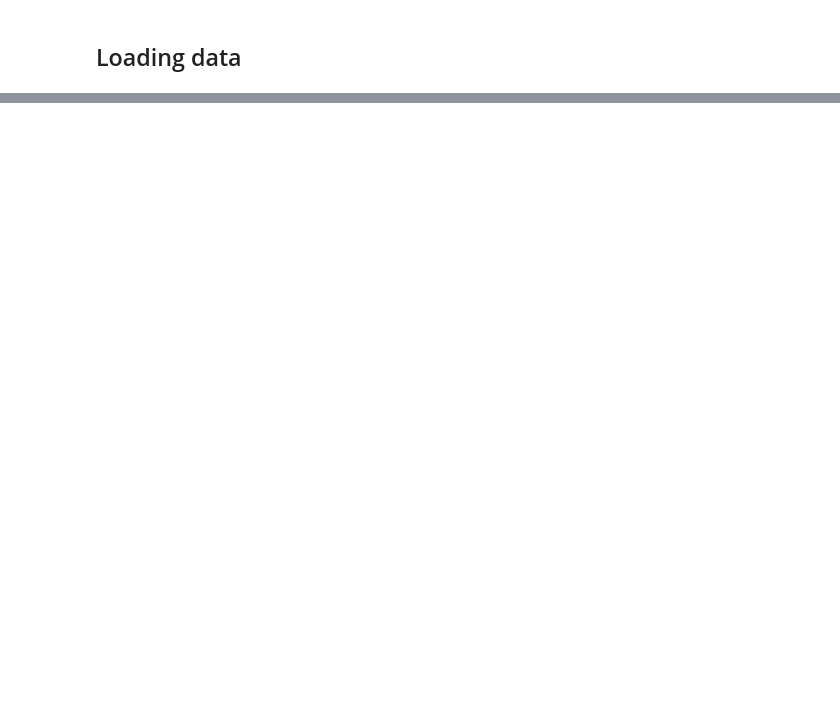
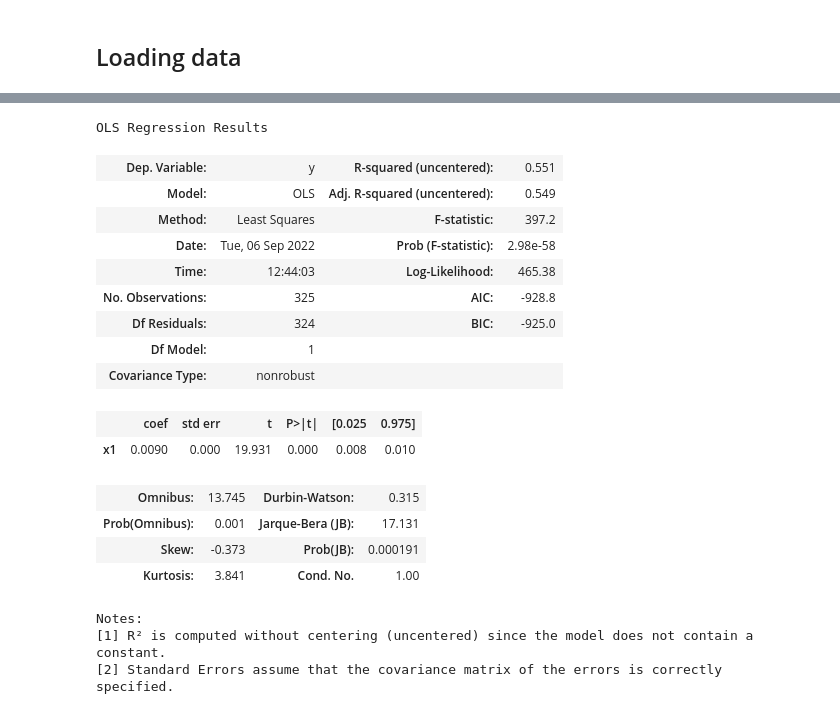
Before and after one commit to dafne-imaging/dafne-evaluation, a Jupyter notebook: dafne_figures.ipynb, the cells around one changed output, grey strips where cells are left out. Drawn from its saved outputs; the diff is of its cells as text; code cells hidden in the pictures; blank space fills up the shorter version.

```diff
--- a/dafne_figures.ipynb
+++ b/dafne_figures.ipynb
@@ -178,0 +206,5 @@ Name: dice, dtype: object
+# %%
+data_frame = dice_scores_training
+relative_dice_data = groupby_to_numpy(data_frame.groupby('name')['relative_dice'])
+obs = relative_dice_data.T.ravel()
+x = np.tile(np.arange(relative_dice_data.shape[0]),relative_dice_data.shape[1])
@@ -178,0 +232,32 @@ Name: dice, dtype: object
+# %%
+import statsmodels.api as sm
+
+def fit_lm(data_frame):
+    relative_dice_data = groupby_to_numpy(data_frame.groupby('name')['relative_dice'])
+    obs = relative_dice_data.T.ravel()
+    x = np.tile(np.arange(relative_dice_data.shape[0]),relative_dice_data.shape[1])
+    model = sm.OLS(obs, x).fit()
+    return model
+# %%
+model_training = fit_lm(dice_scores_training)
+model_training.summary()
+# %% [output]
+OLS Regression Results
+| Dep. Variable: | y | R-squared (uncentered): | 0.551 |
+| Model: | OLS | Adj. R-squared (uncentered): | 0.549 |
+| Method: | Least Squares | F-statistic: | 397.2 |
+| Date: | Tue, 06 Sep 2022 | Prob (F-statistic): | 2.98e-58 |
+| Time: | 12:44:03 | Log-Likelihood: | 465.38 |
+| No. Observations: | 325 | AIC: | -928.8 |
+| Df Residuals: | 324 | BIC: | -925.0 |
+| Df Model: | 1 |  |  |
+| Covariance Type: | nonrobust |  |  |
+|  | coef | std err | t | P>|t| | [0.025 | 0.975] |
+| x1 | 0.0090 | 0.000 | 19.931 | 0.000 | 0.008 | 0.010 |
+| Omnibus: | 13.745 | Durbin-Watson: | 0.315 |
+| Prob(Omnibus): | 0.001 | Jarque-Bera (JB): | 17.131 |
+| Skew: | -0.373 | Prob(JB): | 0.000191 |
+| Kurtosis: | 3.841 | Cond. No. | 1.00 |
+Notes:
+[1] R² is computed without centering (uncentered) since the model does not contain a constant.
+[2] Standard Errors assume that the covariance matrix of the errors is correctly specified.
```
Also changed, not shown: parts of 10 cells of this notebook.
